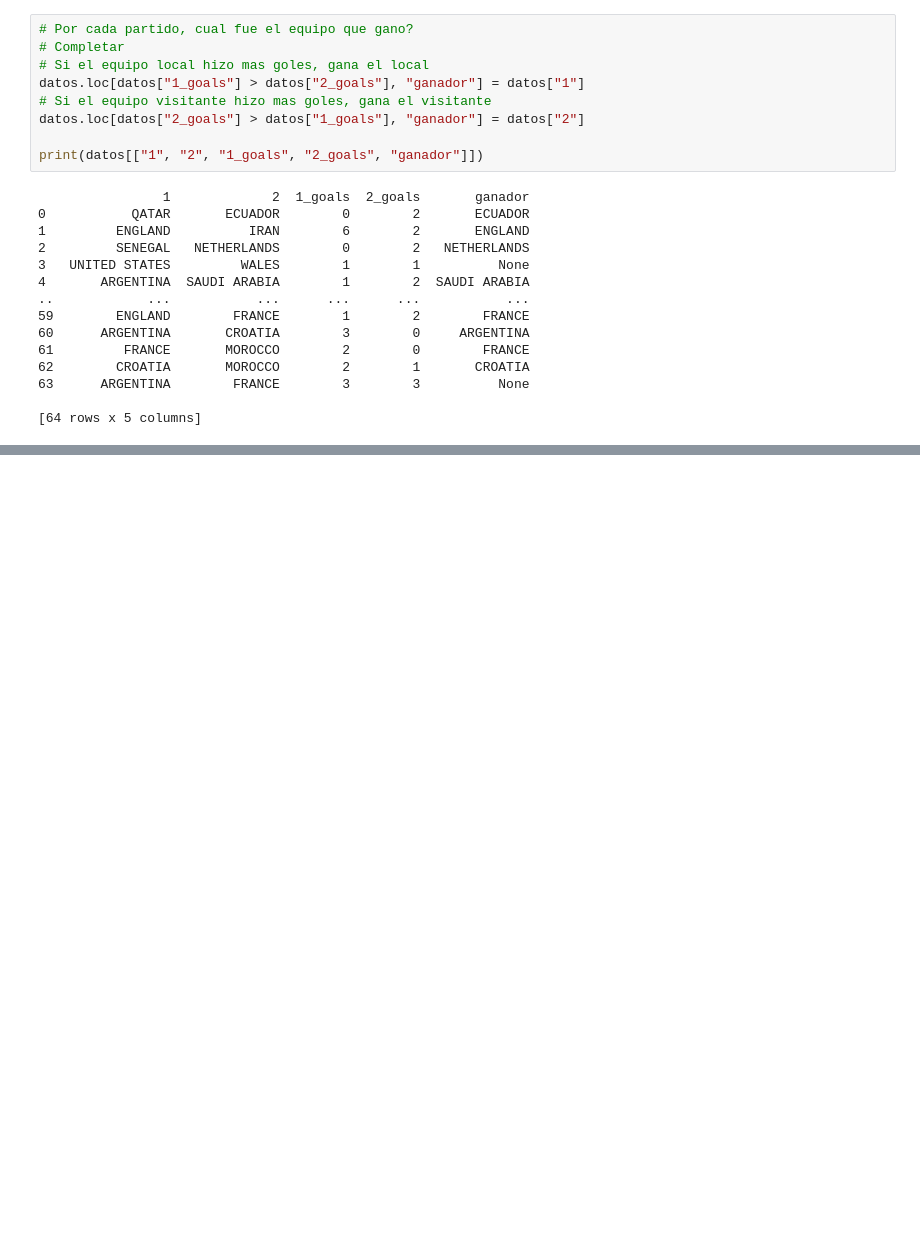
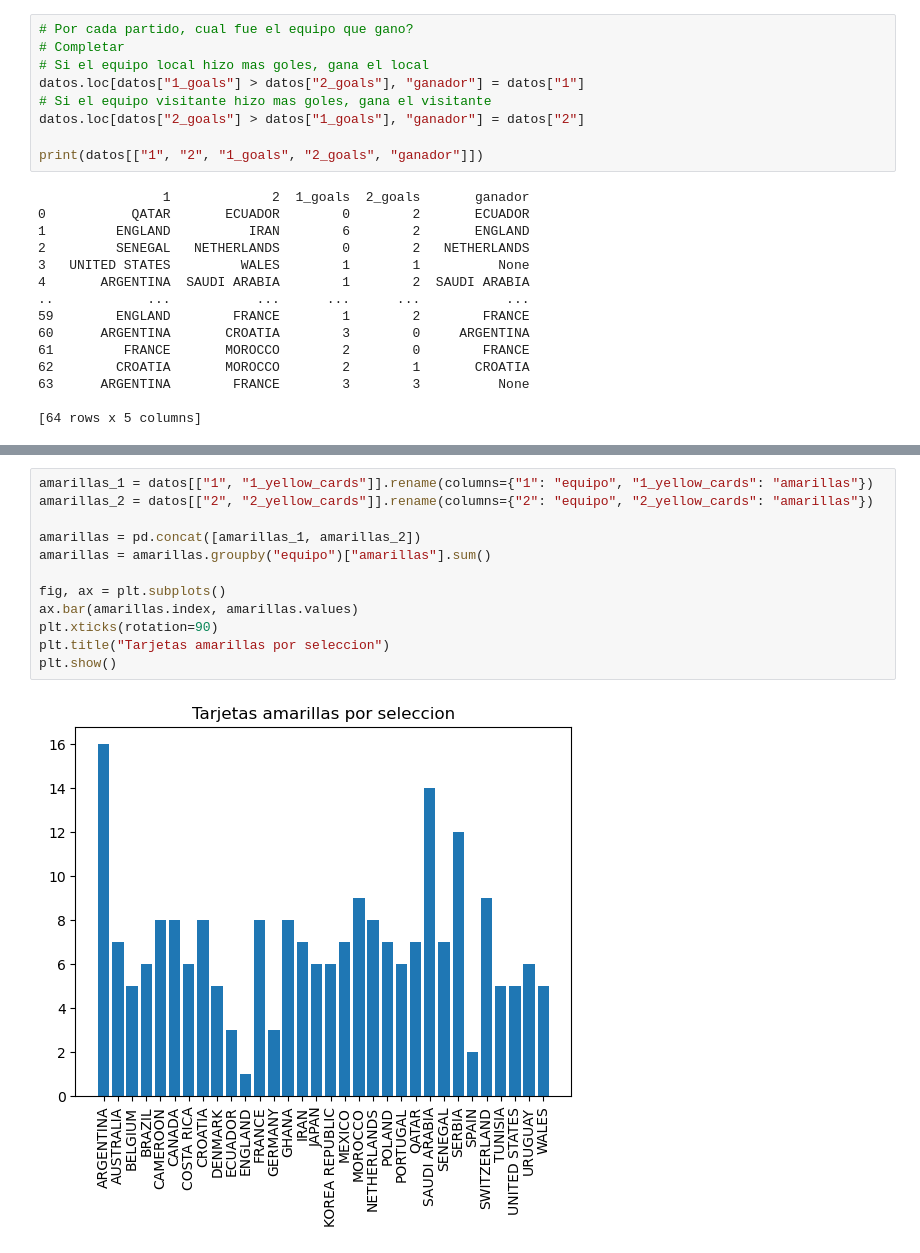
Before and after one commit to leankkk/APUNTES-TEC-EMERGENTES, a Jupyter notebook: Mundial.ipynb, the cells around one changed output, grey strips where cells are left out. Cells and saved outputs as stored; diff of their text form; blank space fills up the shorter version.

```diff
--- a/Mundial.ipynb
+++ b/Mundial.ipynb
@@ -270,3 +270,17 @@ Quarter-final                        (Quarter-final, ARGENTINA)
 Round of 16                             (Round of 16, PORTUGAL)
 Semi-Final                              (Semi-Final, ARGENTINA)
 Name: goles, dtype: object
+# %%
+amarillas_1 = datos[["1", "1_yellow_cards"]].rename(columns={"1": "equipo", "1_yellow_cards": "amarillas"})
+amarillas_2 = datos[["2", "2_yellow_cards"]].rename(columns={"2": "equipo", "2_yellow_cards": "amarillas"})
+
+amarillas = pd.concat([amarillas_1, amarillas_2])
+amarillas = amarillas.groupby("equipo")["amarillas"].sum()
+
+fig, ax = plt.subplots()
+ax.bar(amarillas.index, amarillas.values)
+plt.xticks(rotation=90)
+plt.title("Tarjetas amarillas por seleccion")
+plt.show()
+# %% [output]
+[figure, added]
```
Also changed, not shown: parts of 3 cells of this notebook.
